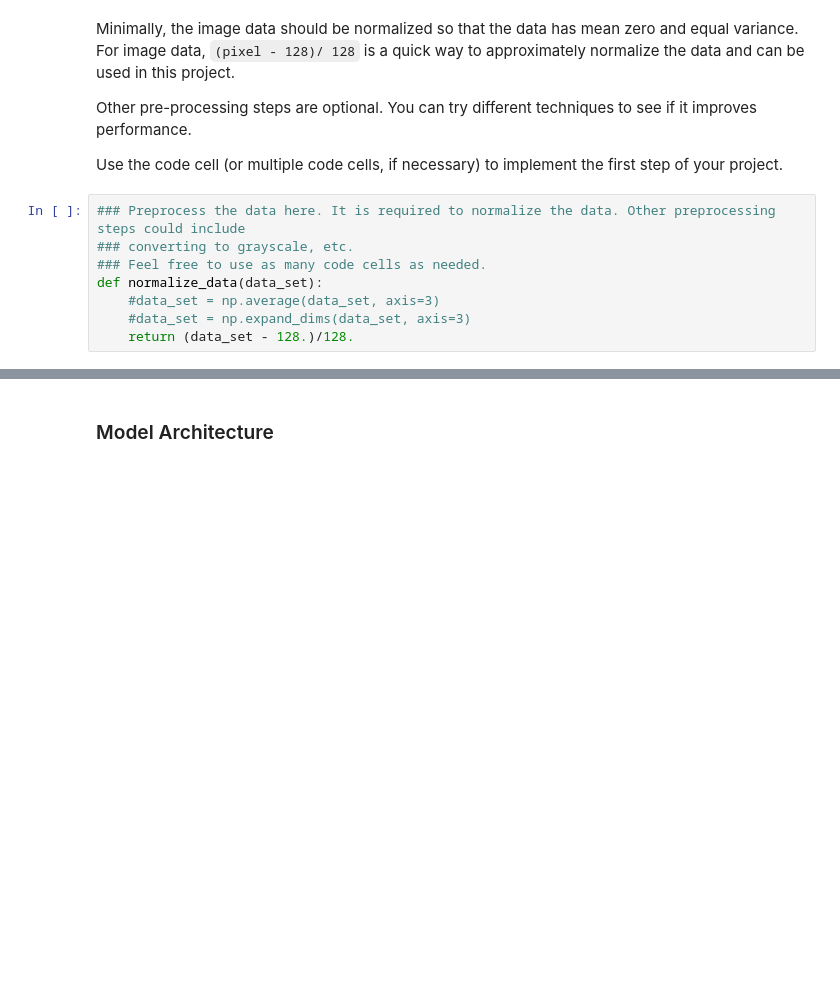
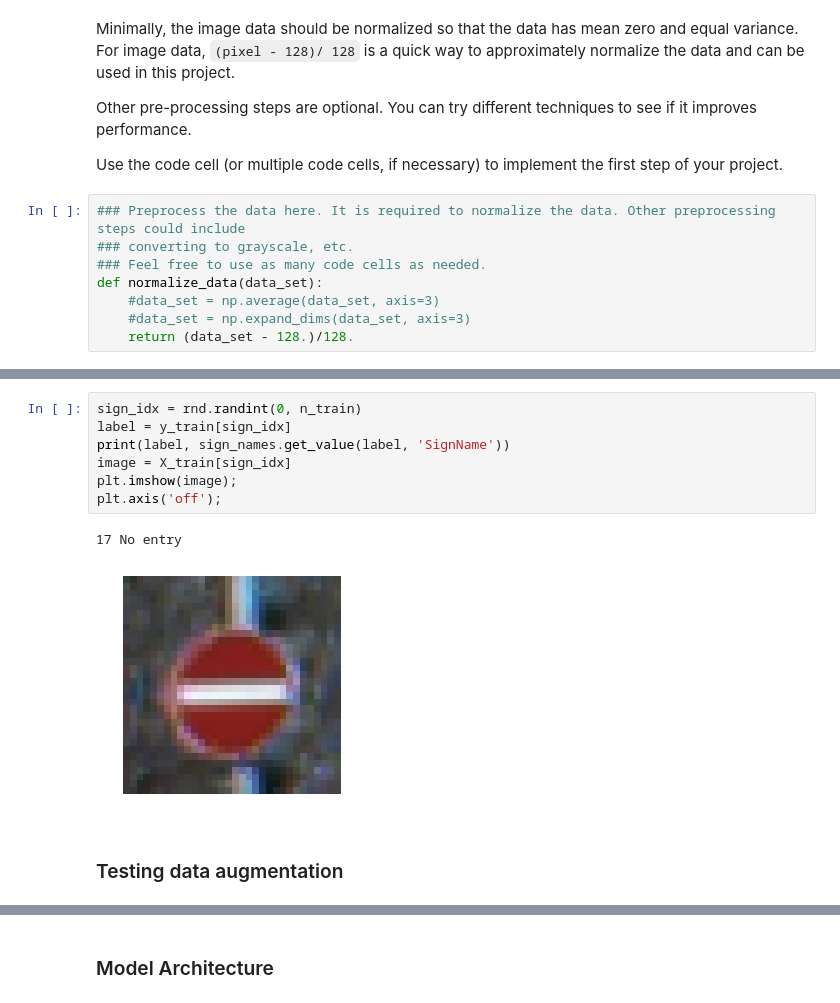
Before and after one commit to grygoryant/CarND-Traffic-Sign-Classifier-Project, a Jupyter notebook: Traffic_Sign_Classifier.ipynb, the cells around one changed output, grey strips where cells are left out. Saved outputs shown, nothing was run; the diff lists cells and outputs as text; blank space fills up the shorter version.

Commit message:
Data augmentation implementation

```diff
--- a/Traffic_Sign_Classifier.ipynb
+++ b/Traffic_Sign_Classifier.ipynb
@@ -205,0 +293,12 @@ def normalize_data(data_set):
+# %%
+sign_idx = rnd.randint(0, n_train)
+label = y_train[sign_idx]
+print(label, sign_names.get_value(label, 'SignName'))
+image = X_train[sign_idx]
+plt.imshow(image);
+plt.axis('off');
+# %% [output]
+17 No entry
+[figure, added]
+# %% [markdown]
+### Testing data augmentation
```
Also changed, not shown: parts of 6 cells of this notebook, 1 other file.
